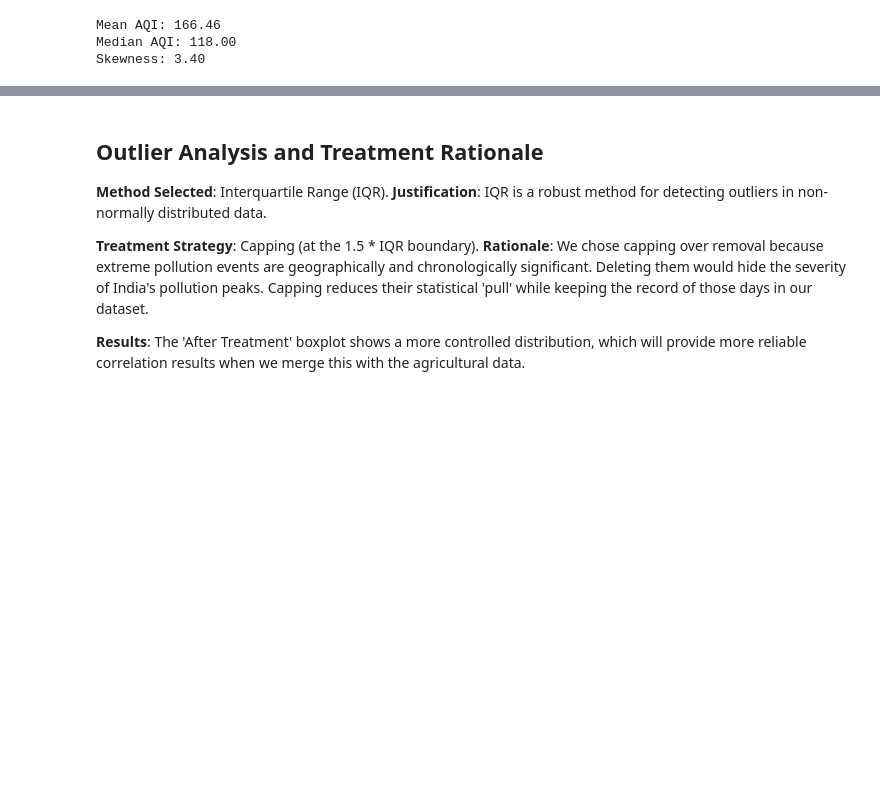
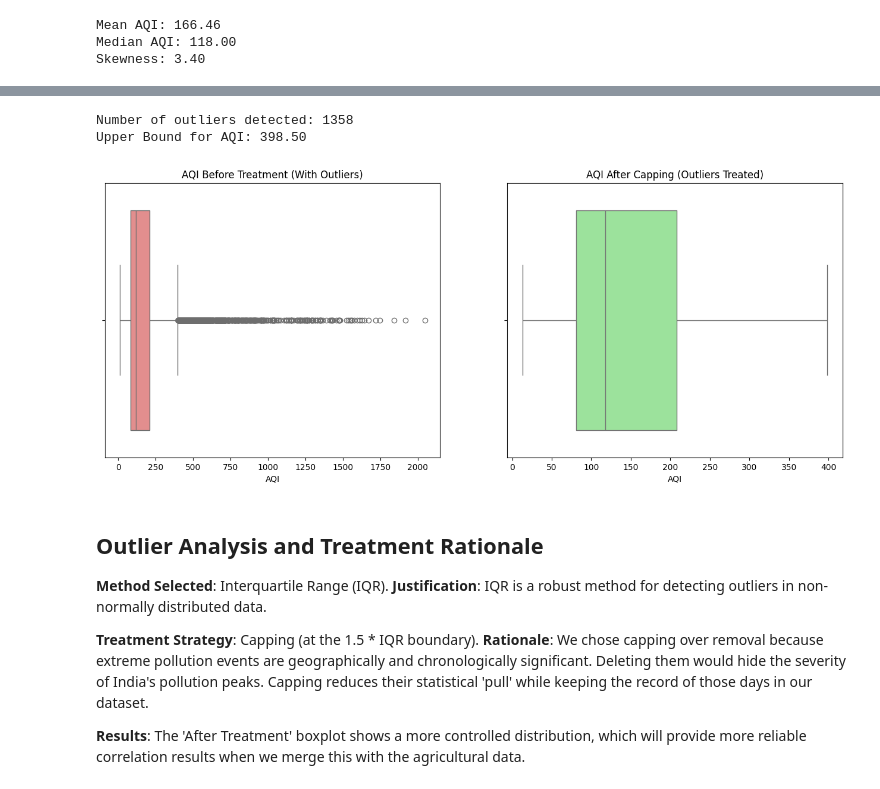
Before and after one commit to Mani2815/ML_Lab-2547261, a Jupyter notebook: Lab1and2/Lab1and2.ipynb, the cells around one changed output, grey strips where cells are left out. Saved outputs shown, nothing was run; the diff lists cells and outputs as text; code cells hidden in the pictures; blank space fills up the shorter version.

```diff
--- a/Lab1and2/Lab1and2.ipynb
+++ b/Lab1and2/Lab1and2.ipynb
@@ -296,3 +315,36 @@ Skewness: 3.40
+# %%
+# 1. Detection Method: Interquartile Range (IQR)
+Q1 = city_day['AQI'].quantile(0.25)
+Q3 = city_day['AQI'].quantile(0.75)
+IQR = Q3 - Q1
+lower_bound = Q1 - 1.5 * IQR
+upper_bound = Q3 + 1.5 * IQR
+
+outliers = city_day[(city_day['AQI'] < lower_bound) | (city_day['AQI'] > upper_bound)]
+print(f"Number of outliers detected: {len(outliers)}")
+print(f"Upper Bound for AQI: {upper_bound:.2f}")
+
+# 2. Treatment: Capping (Winsorization)
+# We replace values above the upper bound with the upper bound itself.
+city_day_capped = city_day.copy()
+city_day_capped['AQI'] = np.where(city_day_capped['AQI'] > upper_bound, upper_bound, city_day_capped['AQI'])
+
+# 3. Visualization
+fig, axes = plt.subplots(1, 2, figsize=(16, 6))
+sns.boxplot(x=city_day['AQI'], ax=axes[0], color='lightcoral')
+axes[0].set_title('AQI Before Treatment (With Outliers)')
+
+sns.boxplot(x=city_day_capped['AQI'], ax=axes[1], color='lightgreen')
+axes[1].set_title('AQI After Capping (Outliers Treated)')
+
+plt.show()
+
+# Update main dataframe
+city_day = city_day_capped
+# %% [output]
+Number of outliers detected: 1358
+Upper Bound for AQI: 398.50
+[figure, added]
 # %% [markdown]
 ## Outlier Analysis and Treatment Rationale
 
```
Also changed, not shown: parts of 6 cells of this notebook, 3 other files.
